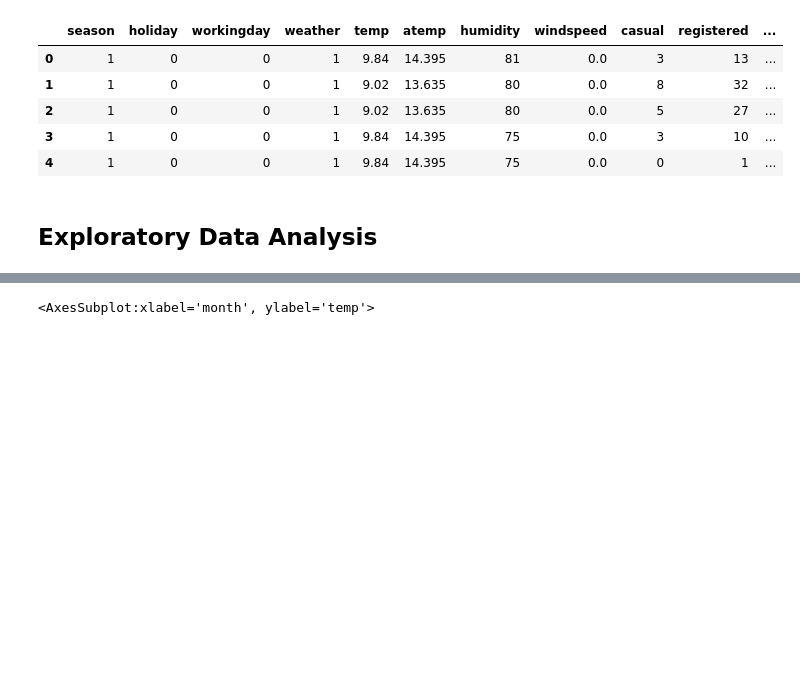
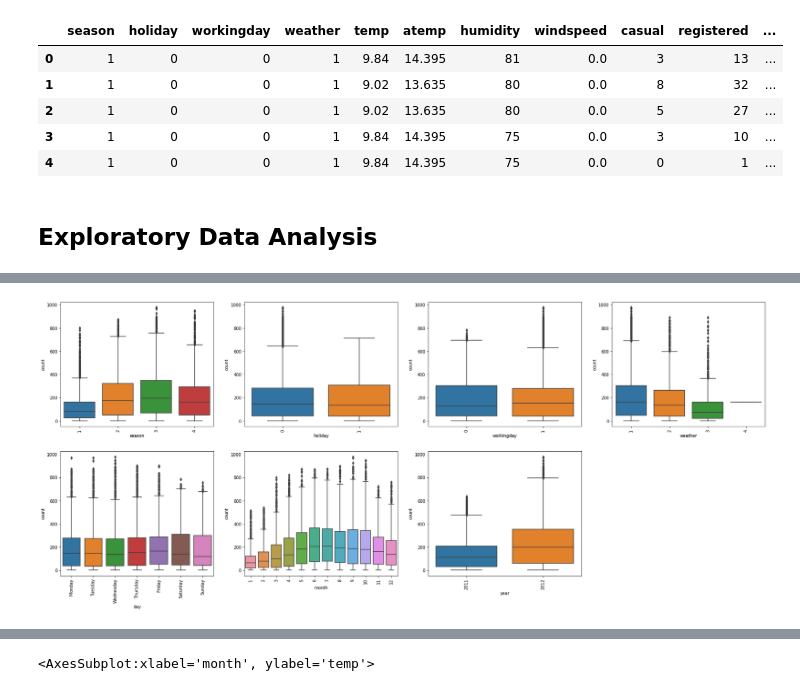
Before and after one commit to hungryfire267/datascience-practice, a Jupyter notebook: bike-sharing-demand/bikeshare.ipynb, the cells around one changed output, grey strips where cells are left out. Cells and saved outputs as stored; diff of their text form; code cells hidden in the pictures; blank space fills up the shorter version.

```diff
--- a/bike-sharing-demand/bikeshare.ipynb
+++ b/bike-sharing-demand/bikeshare.ipynb
@@ -133,0 +156,9 @@ date_count
+# %%
+plt.figure(figsize = (30,12))
+counter = 1
+for element in categorical:
+    plt.subplot(2, 4, counter)
+    sns.boxplot(x = train[element], y = train['count']).tick_params(axis = 'x', rotation = 90)
+    counter += 1
+# %% [output]
+[figure, added]
```
Also changed, not shown: parts of 85 cells of this notebook.
